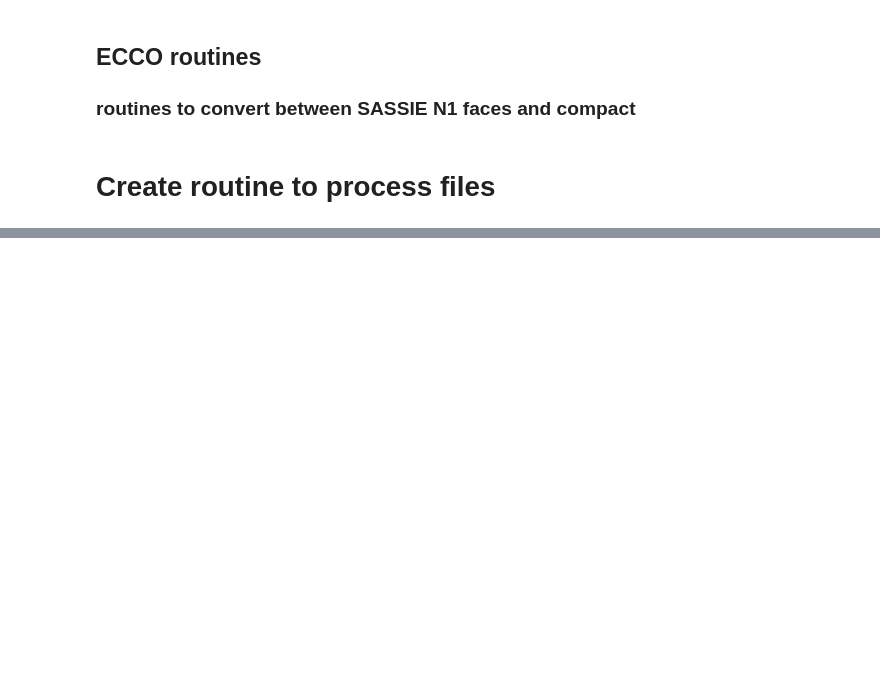
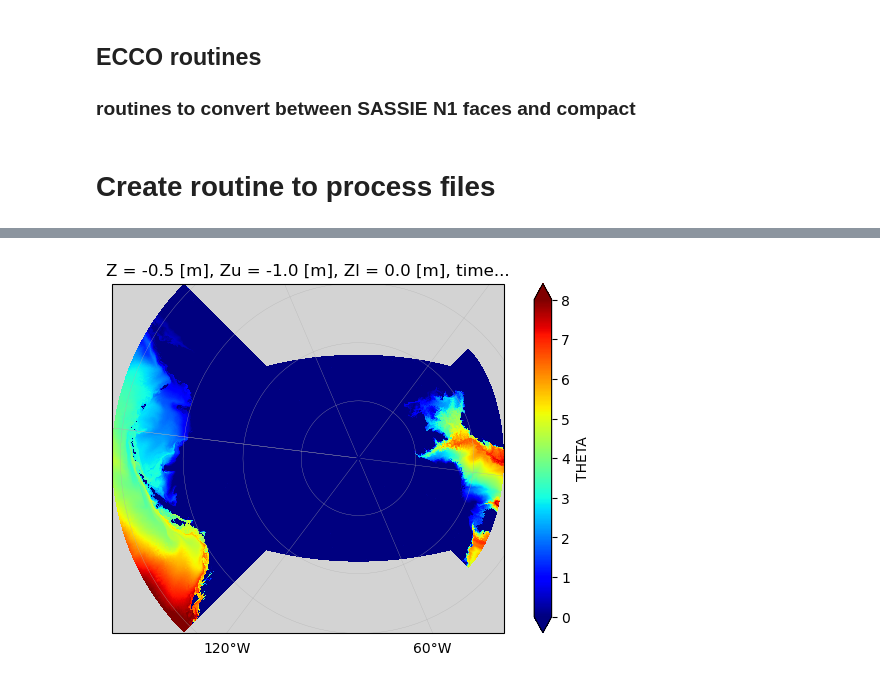
Before and after one commit to ifenty/SASSIE_downscale_ecco_v5, a Jupyter notebook: 01_open and read file.ipynb, the cells around one changed output, grey strips where cells are left out. Saved outputs shown, nothing was run; the diff lists cells and outputs as text; code cells hidden in the pictures; blank space fills up the shorter version.

```diff
--- a/01_open and read file.ipynb
+++ b/01_open and read file.ipynb
@@ -419,0 +444,16 @@ load_binary_array: data array type  >f4
+# %%
+fig = plt.figure(figsize=(7,4), constrained_layout=True)
+ax1 = fig.add_subplot(1,1,1, projection=ccrs.NorthPolarStereo(central_longitude = -83))
+# ax1.set_extent([-75, -48, 68, 78], ccrs.PlateCarree())
+
+tmp.THETA.isel(k=0,time=0).plot(x='XC',y='YC',ax=ax1,vmin=0,vmax=8,cmap='jet',transform=ccrs.PlateCarree())
+
+ax1.set_facecolor('lightgray')
+# ax1.set_title("depth=" + str(theta_350m.depth.values))
+gl = ax1.gridlines(crs=ccrs.PlateCarree(), linewidth=0.2,draw_labels=True,x_inline=False, y_inline=False,\
+                  xpadding=6,ypadding=6,rotate_labels=False)
+gl.top_labels = False
+gl.right_labels = False
+gl.left_labels = False
+# %% [output]
+[figure, added]
```
Also changed, not shown: parts of 18 cells of this notebook, 4 other files.
